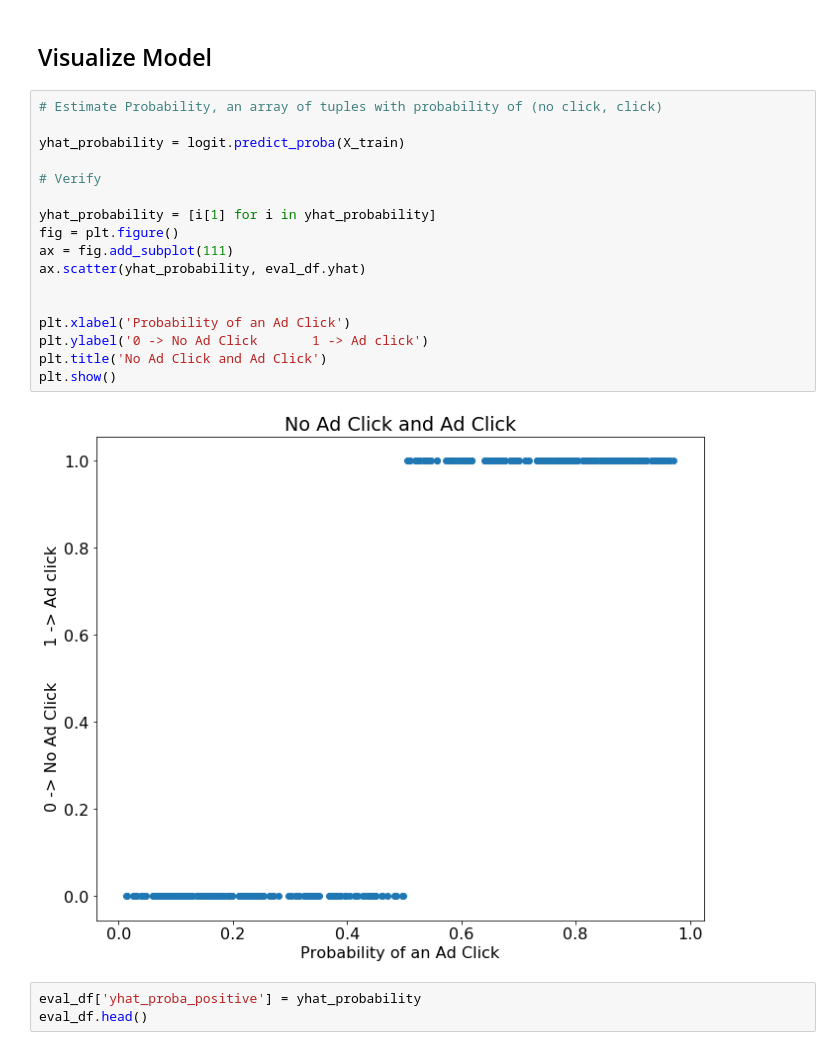
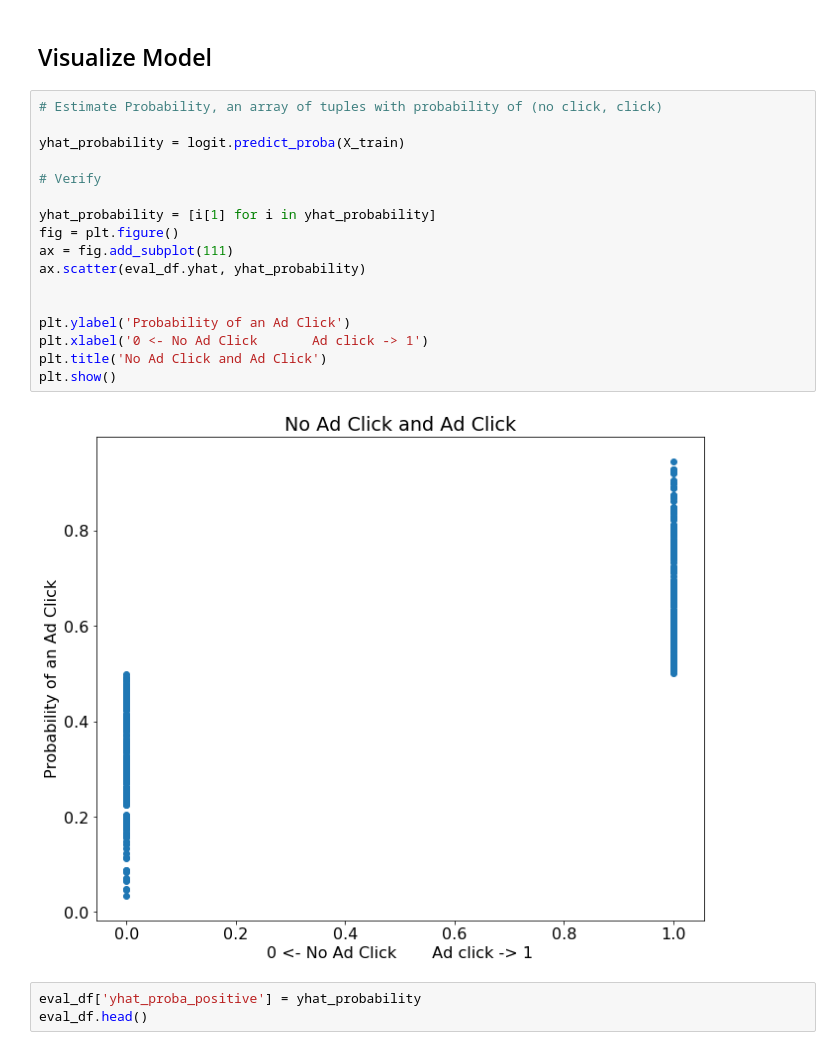
Before and after one commit to faithkane3/ds-methodologies-exercises, a Jupyter notebook: classification/ML Classification Package/3. Logisitic Regression/Predict Customer clicks on FB ads.ipynb, the cells around one changed output. Saved outputs shown, nothing was run; the diff lists cells and outputs as text.

```diff
--- a/classification/ML Classification Package/3. Logisitic Regression/Predict Customer clicks on FB ads.ipynb
+++ b/classification/ML Classification Package/3. Logisitic Regression/Predict Customer clicks on FB ads.ipynb
@@ -390,22 +390,22 @@ Accuracy of Logistic Regression classifier on test set: 0.92
 # %%
 # Estimate Probability, an array of tuples with probability of (no click, click)
 
 yhat_probability = logit.predict_proba(X_train)
 
 # Verify
 
 yhat_probability = [i[1] for i in yhat_probability]
 fig = plt.figure()
 ax = fig.add_subplot(111)
-ax.scatter(yhat_probability, eval_df.yhat)
+ax.scatter(eval_df.yhat, yhat_probability)
 
 
-plt.xlabel('Probability of an Ad Click')
-plt.ylabel('0 -> No Ad Click       1 -> Ad click')
+plt.ylabel('Probability of an Ad Click')
+plt.xlabel('0 <- No Ad Click       Ad click -> 1')
 plt.title('No Ad Click and Ad Click')
 plt.show()
 # %% [output]
-[figure, old version]
+[figure, new version]
 # %%
 eval_df['yhat_proba_positive'] = yhat_probability
 eval_df.head()
```
Also changed, not shown: 1 other file.
